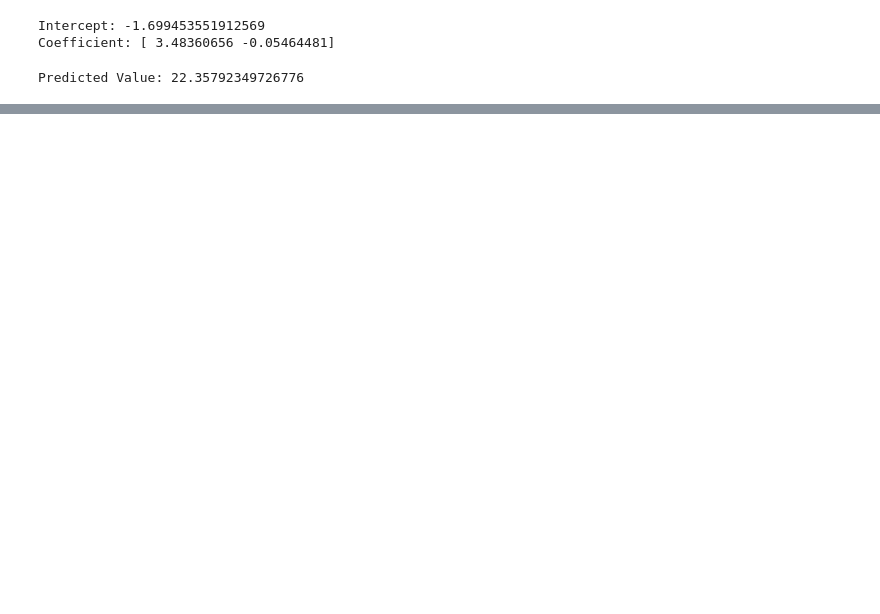
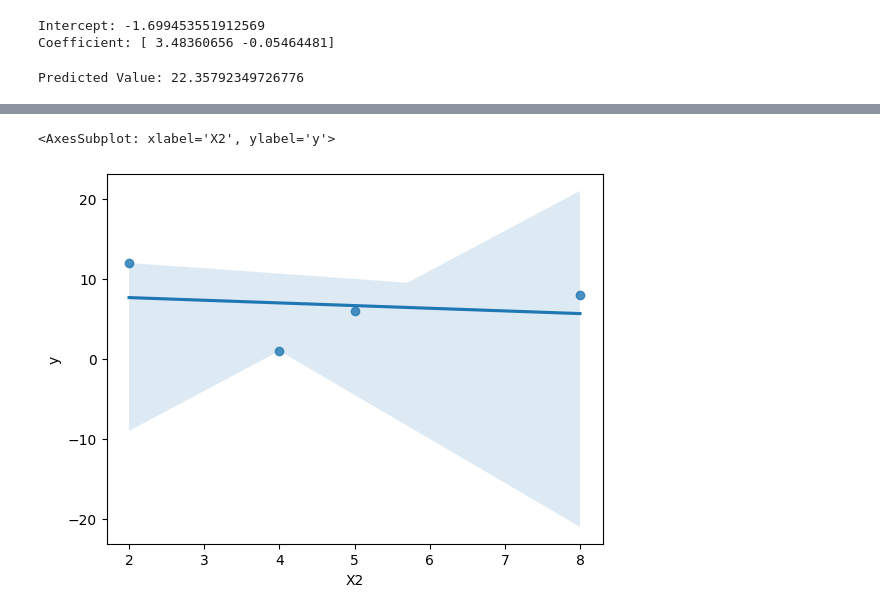
Before and after one commit to Mohammed-Khubaib/ML, a Jupyter notebook: Multiple_Linear_Regression.ipynb, the cells around one changed output, grey strips where cells are left out. Saved outputs shown, nothing was run; the diff lists cells and outputs as text; code cells hidden in the pictures; blank space fills up the shorter version.

```diff
--- a/Multiple_Linear_Regression.ipynb
+++ b/Multiple_Linear_Regression.ipynb
@@ -34,0 +49,5 @@ Predicted Value: 22.35792349726776
+# %%
+sns.regplot(x='X2', y='y', data=data, label='X2')
+# %% [output]
+<AxesSubplot: xlabel='X2', ylabel='y'>
+[figure, added]
```
Also changed, not shown: parts of 3 cells of this notebook, 1 other file.
